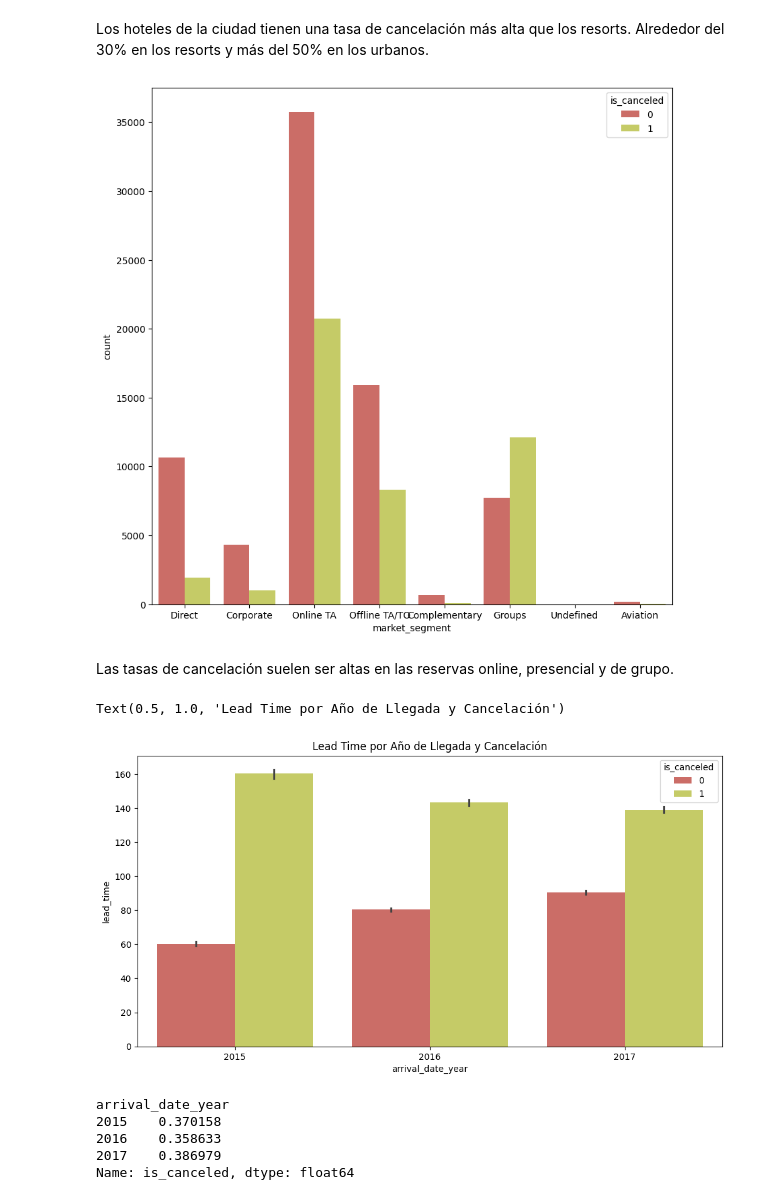
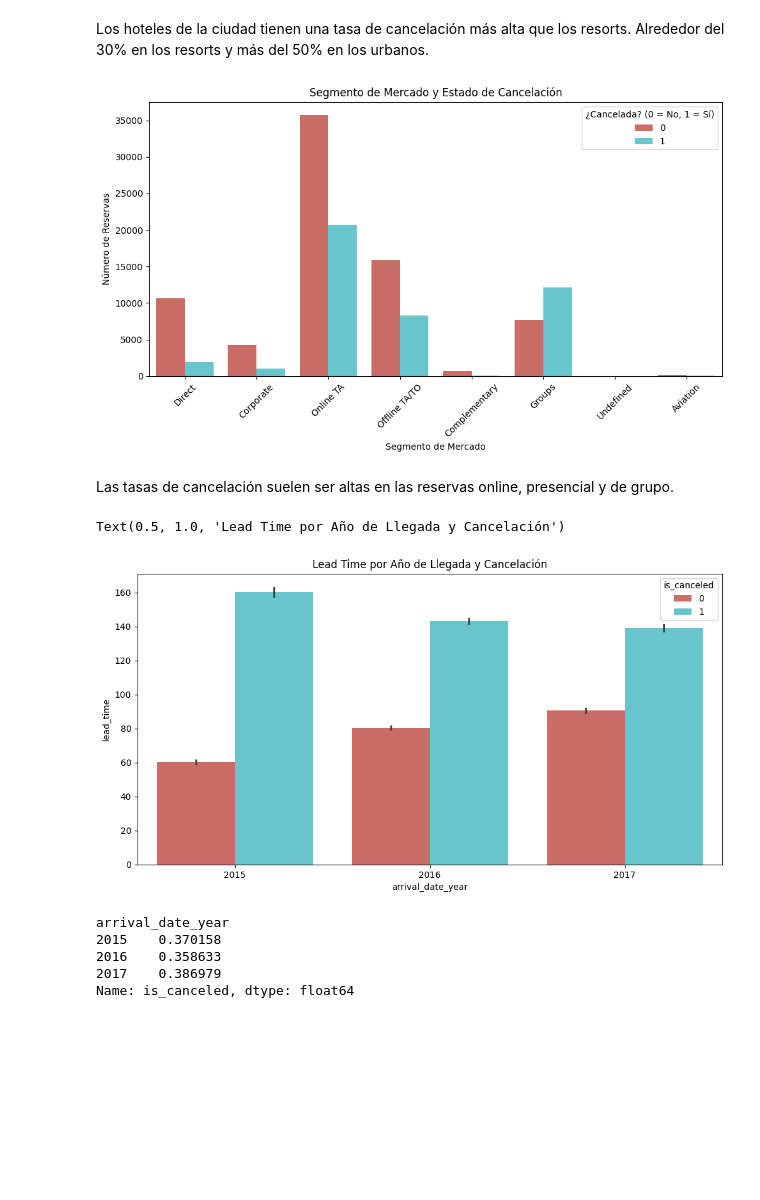
Before and after one commit to JohnChirinos/BI, a Jupyter notebook: Cancelaciones.ipynb, the cells around one changed output. Drawn from its saved outputs; the diff is of its cells as text; code cells hidden in the pictures; blank space fills up the shorter version.

```diff
--- a/Cancelaciones.ipynb
+++ b/Cancelaciones.ipynb
@@ -346,20 +399,35 @@ Name: count, dtype: int64
 Los hoteles de la ciudad tienen una tasa de cancelación más alta que los resorts.
 Alrededor del 30% en los resorts y más del 50% en los urbanos.
 # %%
-ax = plt.subplots( nrows = 1, ncols = 1, figsize = (10,10))
-sns.countplot(x = 'market_segment', data = df, hue = 'is_canceled', ax = ax[1])
+fig, ax = plt.subplots(nrows=1, ncols=1, figsize=(10,6))
+
+sns.countplot(
+    x='market_segment',
+    data=df,
+    hue='is_canceled',
+    palette="hls",
+    ax=ax
+)
+
+ax.set_title("Segmento de Mercado y Estado de Cancelación")
+ax.set_xlabel("Segmento de Mercado")
+ax.set_ylabel("Número de Reservas")
+ax.legend(title="¿Cancelada? (0 = No, 1 = Sí)")
+
+plt.xticks(rotation=45)
+plt.tight_layout()
 plt.show()
 # %% [output]
-[figure, old version]
+[figure, new version]
 # %% [markdown]
 Las tasas de cancelación suelen ser altas en las reservas online, presencial y de grupo.
 # %%
 plt.figure(figsize=(12,6))
-sns.barplot(x='arrival_date_year', y='lead_time', hue='is_canceled', data=df)
+sns.barplot(x='arrival_date_year', y='lead_time', hue='is_canceled', data=df, palette="hls")
 plt.title("Lead Time por Año de Llegada y Cancelación")
 # %% [output]
 Text(0.5, 1.0, 'Lead Time por Año de Llegada y Cancelación')
-[figure, old version]
+[figure, new version]
 # %%
 df.groupby(['arrival_date_year'])['is_canceled'].mean()
 # %% [output]
```
Also changed, not shown: parts of 31 cells of this notebook, 1 other file.
